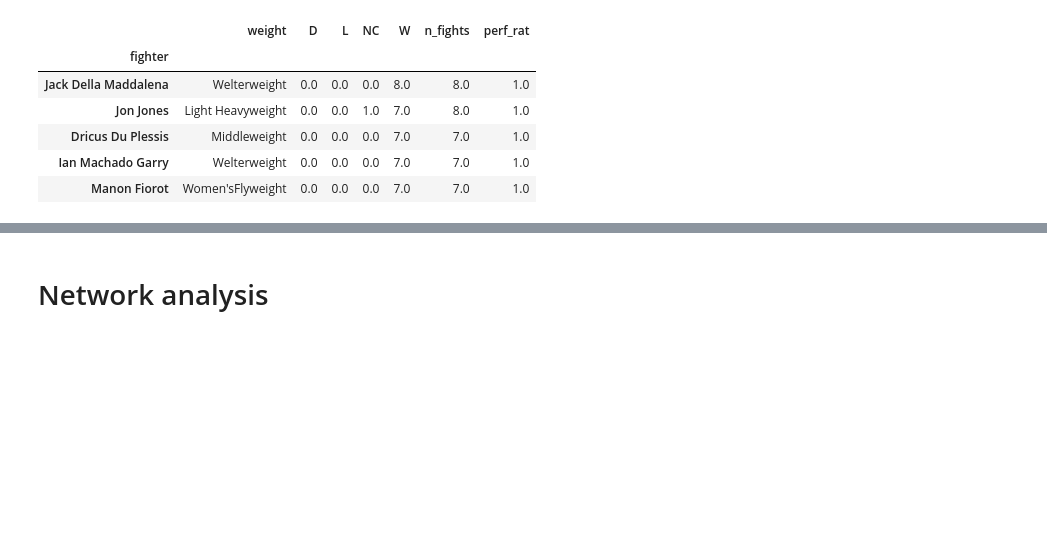
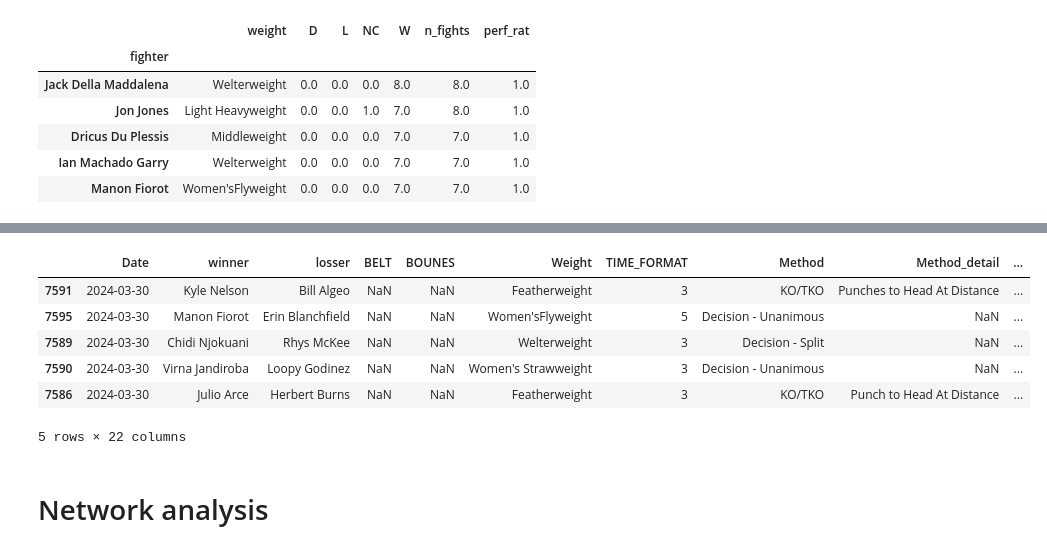
Before and after one commit to zarreh/mma_ranking, a Jupyter notebook: Notebooks/UFC_ranking/UFC_ranking_new.ipynb, the cells around one changed output, grey strips where cells are left out. Cells and saved outputs as stored; diff of their text form; code cells hidden in the pictures; blank space fills up the shorter version.

```diff
--- a/Notebooks/UFC_ranking/UFC_ranking_new.ipynb
+++ b/Notebooks/UFC_ranking/UFC_ranking_new.ipynb
@@ -242,6 +243,16 @@ def recency(Date, dt):
 df["adj"] = df.apply(lambda x: recency(x.Date, dt), axis=1)
 df["adj_val"] = df["adj"] * df["value"]
 df.sort_values(by=["Date"], ascending=False, inplace=True)
+# %%
+df.head()
+# %% [output]
+|  | Date | winner | losser | BELT | BOUNES | Weight | TIME_FORMAT | Method | Method_detail | ... |
+| 7591 | 2024-03-30 | Kyle Nelson | Bill Algeo | NaN | NaN | Featherweight | 3 | KO/TKO | Punches to Head At Distance | ... |
+| 7595 | 2024-03-30 | Manon Fiorot | Erin Blanchfield | NaN | NaN | Women'sFlyweight | 5 | Decision - Unanimous | NaN | ... |
+| 7589 | 2024-03-30 | Chidi Njokuani | Rhys McKee | NaN | NaN | Welterweight | 3 | Decision - Split | NaN | ... |
+| 7590 | 2024-03-30 | Virna Jandiroba | Loopy Godinez | NaN | NaN | Women's Strawweight | 3 | Decision - Unanimous | NaN | ... |
+| 7586 | 2024-03-30 | Julio Arce | Herbert Burns | NaN | NaN | Featherweight | 3 | KO/TKO | Punch to Head At Distance | ... |
+5 rows × 22 columns
 # %% [markdown]
 # Network analysis
 # %%
```
Also changed, not shown: parts of 2 cells of this notebook.
